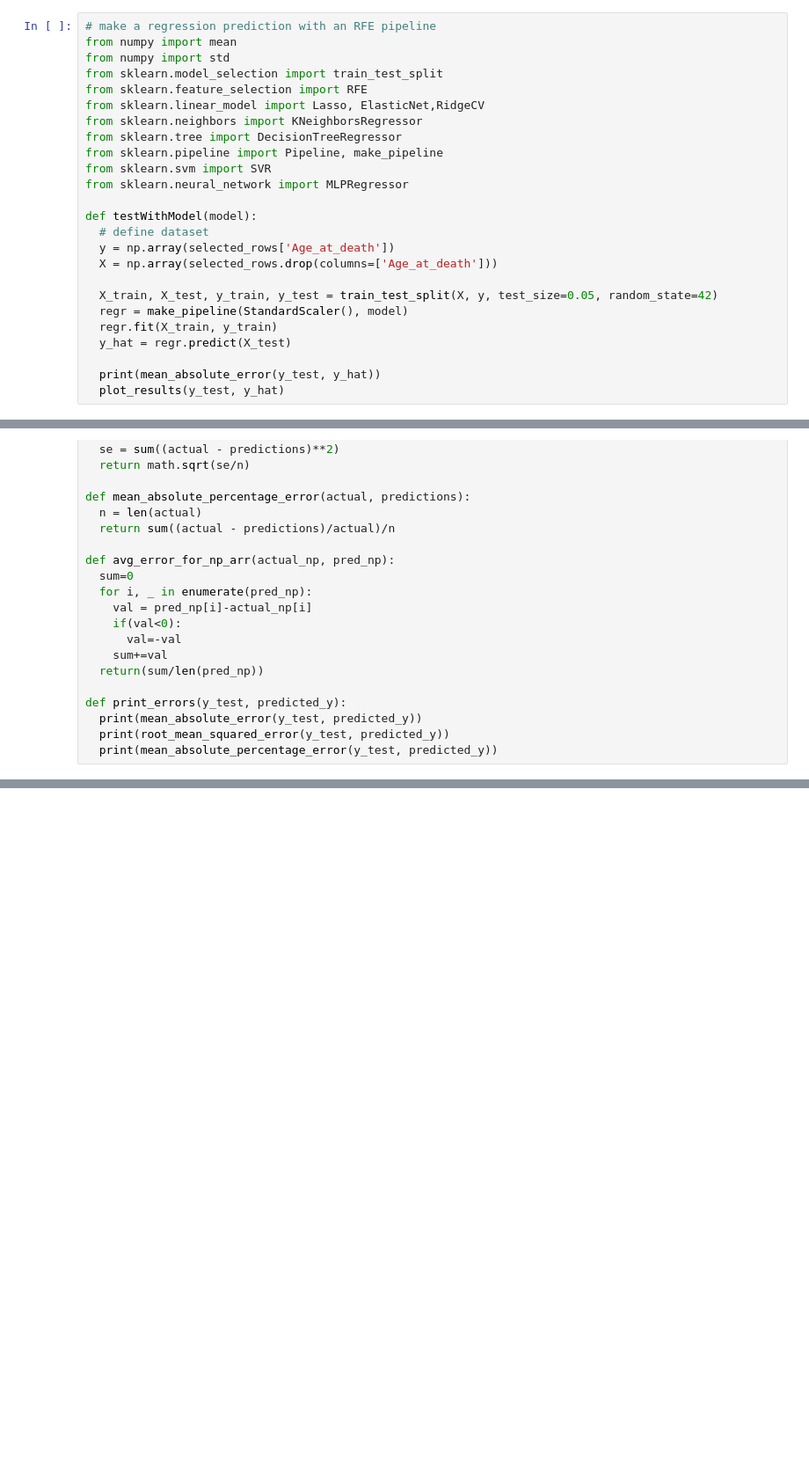
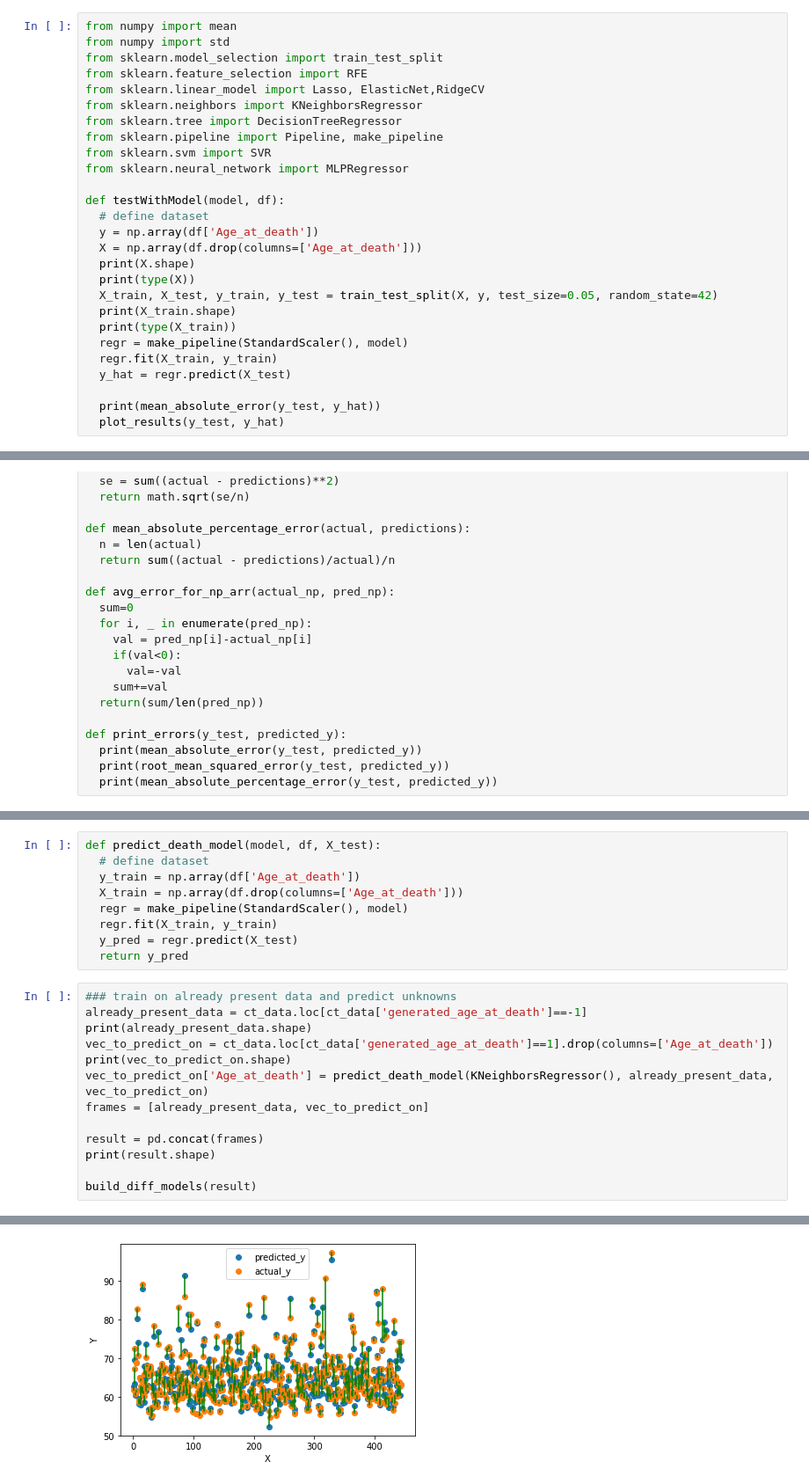
Before and after one commit to harshith7823/CS760-Project, a Jupyter notebook: experiments_part1.ipynb, the cells around one changed output, grey strips where cells are left out. Shown: that part at 88% size. Saved outputs shown, nothing was run; the diff lists cells and outputs as text; blank space fills up the shorter version.

```diff
--- a/experiments_part1.ipynb
+++ b/experiments_part1.ipynb
@@ -138,5 +123,4 @@ Name: Age_at_death, Length: 8878, dtype: float64>
 # %%
-# make a regression prediction with an RFE pipeline
 from numpy import mean
 from numpy import std
 from sklearn.model_selection import train_test_split
@@ -148,12 +132,15 @@ from sklearn.pipeline import Pipeline, make_pipeline
 from sklearn.svm import SVR
 from sklearn.neural_network import MLPRegressor
 
-def testWithModel(model):
+def testWithModel(model, df):
   # define dataset
-  y = np.array(selected_rows['Age_at_death'])
-  X = np.array(selected_rows.drop(columns=['Age_at_death']))
-
+  y = np.array(df['Age_at_death'])
+  X = np.array(df.drop(columns=['Age_at_death']))
+  print(X.shape)
+  print(type(X))
   X_train, X_test, y_train, y_test = train_test_split(X, y, test_size=0.05, random_state=42)
+  print(X_train.shape)
+  print(type(X_train))
   regr = make_pipeline(StandardScaler(), model)
   regr.fit(X_train, y_train)
   y_hat = regr.predict(X_test)
@@ -235,0 +313,23 @@ def print_errors(y_test, predicted_y):
+# %%
+def predict_death_model(model, df, X_test):
+  # define dataset
+  y_train = np.array(df['Age_at_death'])
+  X_train = np.array(df.drop(columns=['Age_at_death']))
+  regr = make_pipeline(StandardScaler(), model)
+  regr.fit(X_train, y_train)
+  y_pred = regr.predict(X_test)
+  return y_pred
+# %%
+### train on already present data and predict unknowns
+already_present_data = ct_data.loc[ct_data['generated_age_at_death']==-1]
+print(already_present_data.shape)
+vec_to_predict_on = ct_data.loc[ct_data['generated_age_at_death']==1].drop(columns=['Age_at_death'])
+print(vec_to_predict_on.shape)
+vec_to_predict_on['Age_at_death'] = predict_death_model(KNeighborsRegressor(), already_present_data, vec_to_predict_on)
+frames = [already_present_data, vec_to_predict_on]
+
+result = pd.concat(frames)
+print(result.shape)
+
+build_diff_models(result)
+# %% [output]
@@ -235,0 +345 @@ def print_errors(y_test, predicted_y):
+[figure, added]
```
Also changed, not shown: parts of 12 cells of this notebook.
